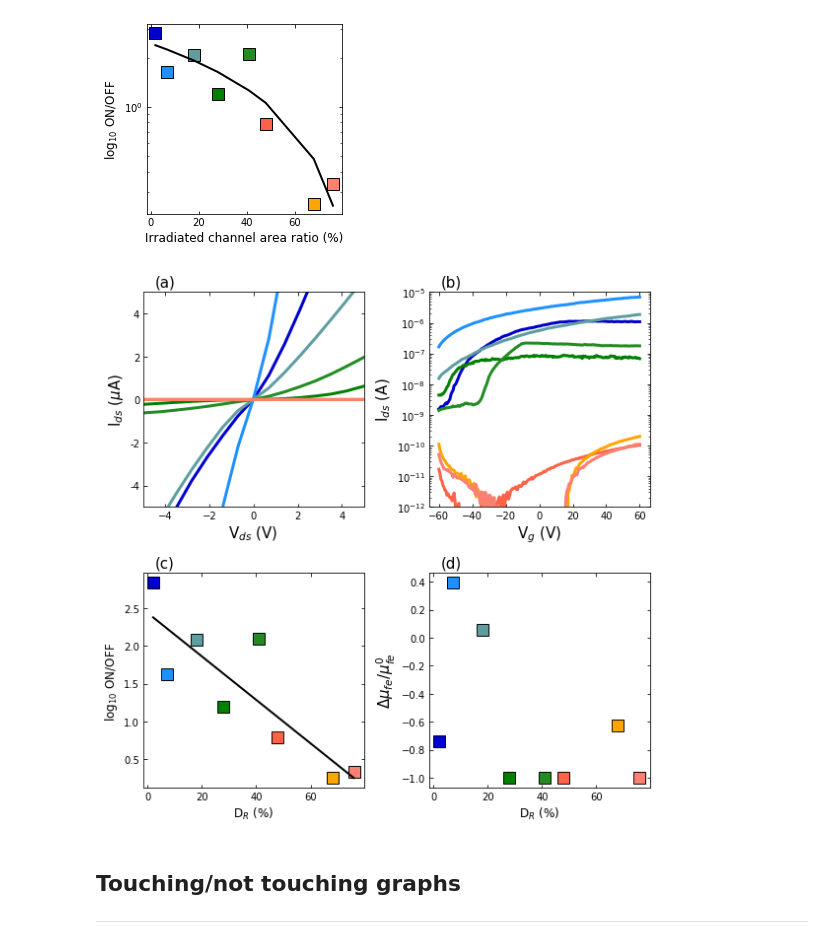
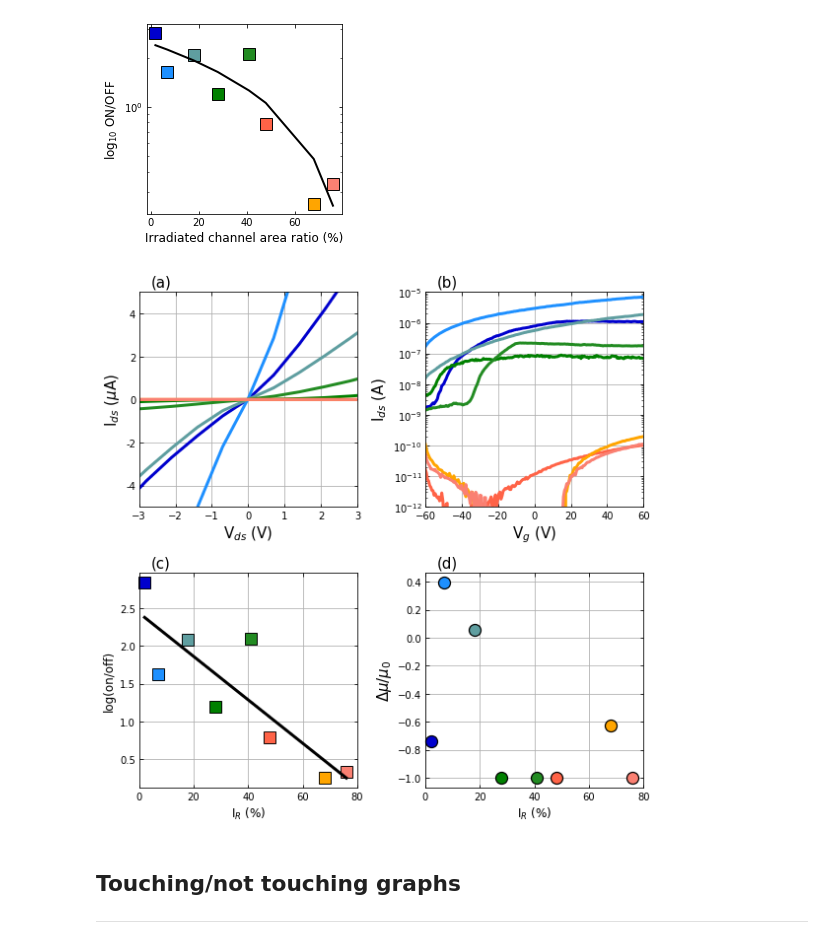
Before and after one commit to molydisulfide/Cut-to-channel-ratio-study, a Jupyter notebook: Paper.ipynb, the cells around one changed output. Saved outputs shown, nothing was run; the diff lists cells and outputs as text; code cells hidden in the pictures.

```diff
--- a/Paper.ipynb
+++ b/Paper.ipynb
@@ -1023,7 +1025,7 @@ ax1.plot(x_08_EVO_NF[50:150], y_08_EVO_NF[50:150], '-', ms =5,alpha = 1, mew = '
 ax1.plot(x_07_EVO_NF[50:150], y_07_EVO_NF[50:150], '-', ms =5,alpha = 1, mew = '1', color = 'salmon',
          linewidth = 3, mfc = "olive",
         label = "76%")
-ax1.set_xlim([-5,5])
+ax1.set_xlim([-3,3])
 ax1.set_ylim([-0.000005,0.000005])
 ax1.tick_params(which = 'both', direction = 'in', top = 'on', right = 'on')
 ax1.set_xlabel("V$_{ds}$ (V)", fontsize = 15)
@@ -1048,46 +1050,50 @@ ax2.plot(x_03_EVO_gt_NF, y_03_EVO_gt_NF, '-', ms =5,alpha = 1, mew = '1', color
          linewidth = 3, mfc = "mediumblue",
         label = "41%")
 ax2.plot(x_06_EVO_gt_NF, y_06_EVO_gt_NF, '-', ms =5,alpha = 1, mew = '1', color = 'tomato',
          linewidth = 3, mfc = "khaki",
         label = "48%")
 ax2.plot(x_08_EVO_gt_NF, y_08_EVO_gt_NF, '-', ms =5,alpha = 1, mew = '1', color = 'orange',
          linewidth = 3, mfc = "orange",
         label = "60%")
 ax2.plot(x_07_EVO_gt_NF, y_07_EVO_gt_NF, '-', ms =5,alpha = 1, mew = '1', color = 'salmon',
          linewidth = 3, mfc = "olive",
         label = "76%")
 ax2.set_yscale('log')
 ax2.tick_params(which = 'both', direction = 'in', top = 'on', right = 'on')
 ax2.set_xlabel("V$_{g}$ (V)", fontsize = 15)
 ax2.set_ylabel("I$_{ds}$ (A)", fontsize = 15)
 ax2.set_ylim([1*10**-12,1*10**-5])
-
+ax2.set_xlim([-60,60])
 ax3 = fig.add_subplot(223)
 ax3.set_title("(c)", fontsize = 15, x=0.1)
 for i in range(len(cb)):
     ax3.plot(ratios[i], l[i],'s', ms =12, color=cb[i], mew = '0.95', linewidth = 2, mec = 'black',
-        label = "As-made")
-ax3.plot(ratios, fit_fn(ratios), color = 'black', lw = 2, ls = "-")
+        label = "As-made",clip_on=False)
+ax3.plot(ratios, fit_fn(ratios), color = 'black', lw = 3, ls = "-")
 #ax9.set_yscale('log')
 ax3.tick_params(which = 'both', direction = 'in', top = 'on', right = 'on')
-ax3.set_ylabel("log$_{10}$ ON/OFF ", fontsize = 12)
-ax3.set_xlabel("D$_R$ (%)", fontsize = 12)
+ax3.set_ylabel("log(on/off)", fontsize = 12)
+ax3.set_xlabel("I$_R$ (%)", fontsize = 12)
 #ax9.legend(loc = 'lower right', fontsize = 11)
-
+ax3.set_xlim([0,80])
 ax4 = fig.add_subplot(224)
 ax4.set_title("(d)", fontsize = 15, x=0.1)
 for i in range(len(cb)):
-    ax4.plot(ratios[i], mob_changes[i],'s', ms =12, color=cb[i], mew = '0.95', linewidth = 2, mec = 'black',
-        label = "As-made")
+    ax4.plot(ratios[i], mob_changes[i],'o', ms =12, color=cb[i], mew = '1.25', linewidth = 2, mec = 'black',
+        label = "As-made",clip_on=False)
 ax4.tick_params(which = 'both', direction = 'in', top = 'on', right = 'on')
-ax4.set_ylabel("$\Delta \mu_{fe}/\mu^{0}_{fe}$", fontsize = 15)
-ax4.set_xlabel("D$_R$ (%)", fontsize = 12)
-
+ax4.set_ylabel("$\Delta \mu/\mu_{0}$", fontsize = 15)
+ax4.set_xlabel("I$_R$ (%)", fontsize = 12)
+ax4.set_xlim([0,80])
+ax1.grid('on')
+ax2.grid('on')
+ax3.grid('on')
+ax4.grid('on')
 plt.tight_layout()
-plt.savefig("Fig_3",bbox_inches='tight', dpi = 600)
+plt.savefig("Fig_3",bbox_inches='tight', dpi = 300)
 plt.show()
 # %% [output]
-[figure, old version]
+[figure, new version]
 # %% [markdown]
 ## Touching/not touching graphs
 ****
```
Also changed, not shown: parts of 6 cells of this notebook, 51 other files.
